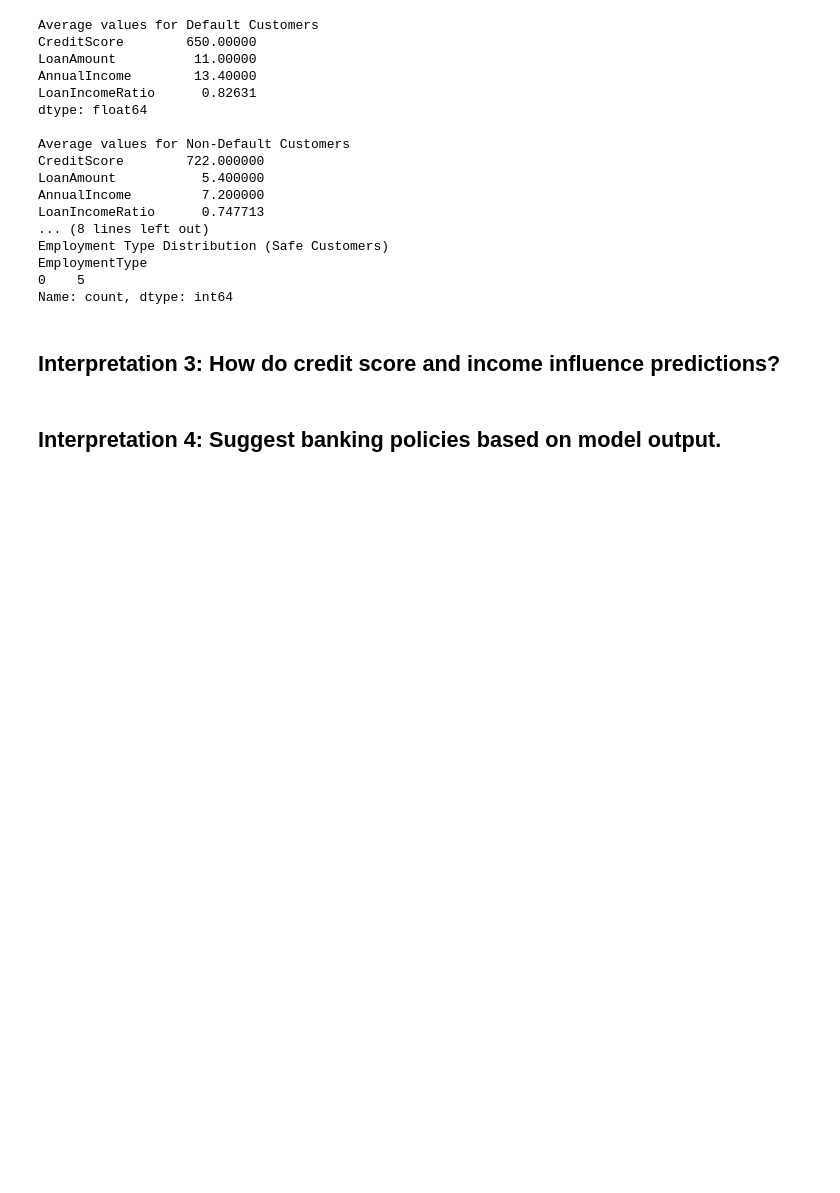
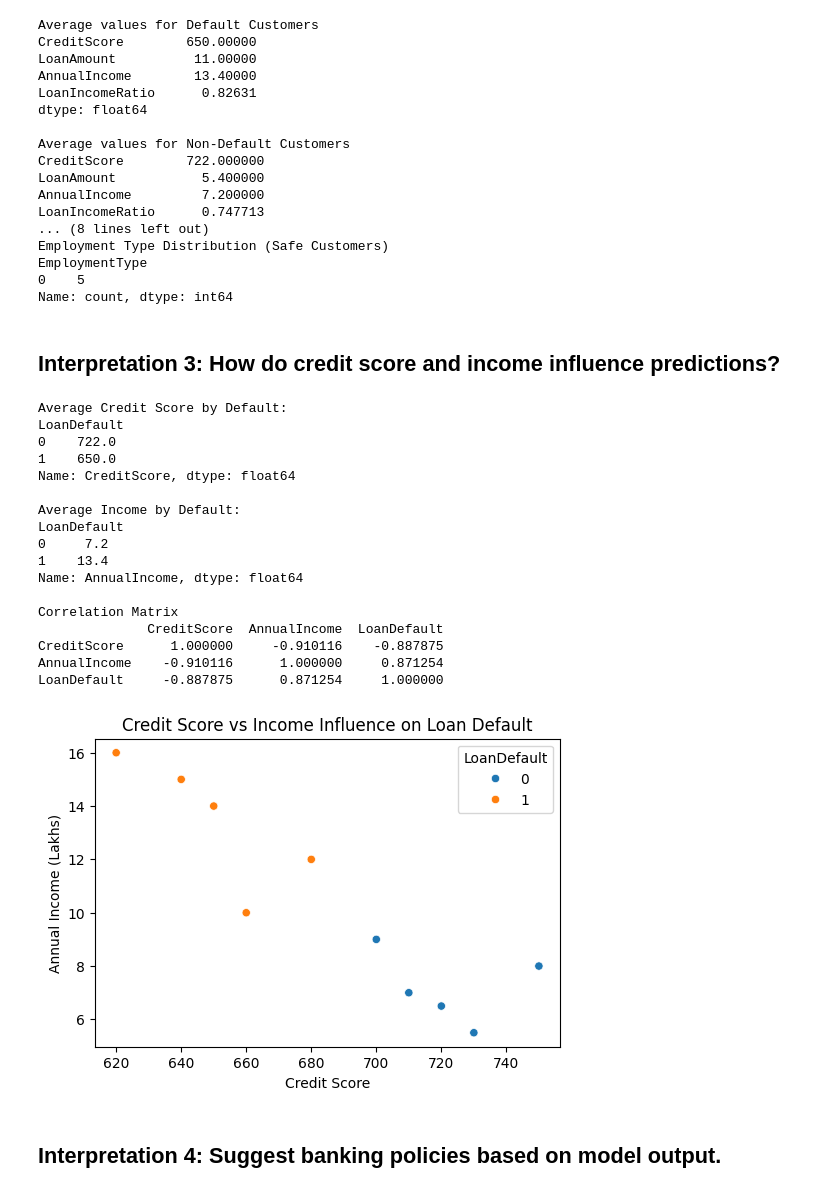
Before and after one commit to AvinashKant/machine-learning, a Jupyter notebook: assignment/GENAI/Problem_2_loan_knn_assignment.ipynb, the cells around one changed output. Saved outputs shown, nothing was run; the diff lists cells and outputs as text; code cells hidden in the pictures; blank space fills up the shorter version.

```diff
--- a/assignment/GENAI/Problem_2_loan_knn_assignment.ipynb
+++ b/assignment/GENAI/Problem_2_loan_knn_assignment.ipynb
@@ -148,6 +148,51 @@ EmploymentType
 Name: count, dtype: int64
 # %% [markdown]
 ## Interpretation 3: How do credit score and income influence predictions?
+# %%
+import seaborn as sns
+import matplotlib.pyplot as plt
+# Step 2: Compare average credit score and income
+print("Average Credit Score by Default:")
+print(df.groupby("LoanDefault")["CreditScore"].mean())
+
+print("\nAverage Income by Default:")
+print(df.groupby("LoanDefault")["AnnualIncome"].mean())
+
+
+# Step 3: Correlation Analysis
+correlation = df[["CreditScore","AnnualIncome","LoanDefault"]].corr()
+print("\nCorrelation Matrix")
+print(correlation)
+
+
+# Step 4: Visualization
+plt.figure(figsize=(6,4))
+sns.scatterplot(x="CreditScore", y="AnnualIncome", hue="LoanDefault", data=df)
+
+plt.title("Credit Score vs Income Influence on Loan Default")
+plt.xlabel("Credit Score")
+plt.ylabel("Annual Income (Lakhs)")
+
+plt.show()
+# %% [output]
+Average Credit Score by Default:
+LoanDefault
+0    722.0
+1    650.0
+Name: CreditScore, dtype: float64
+
+Average Income by Default:
+LoanDefault
+0     7.2
+1    13.4
+Name: AnnualIncome, dtype: float64
+
+Correlation Matrix
+              CreditScore  AnnualIncome  LoanDefault
+CreditScore      1.000000     -0.910116    -0.887875
+AnnualIncome    -0.910116      1.000000     0.871254
+LoanDefault     -0.887875      0.871254     1.000000
+[figure, added]
 # %% [markdown]
 ## Interpretation 4: Suggest banking policies based on model output.
 # %% [markdown]
```
